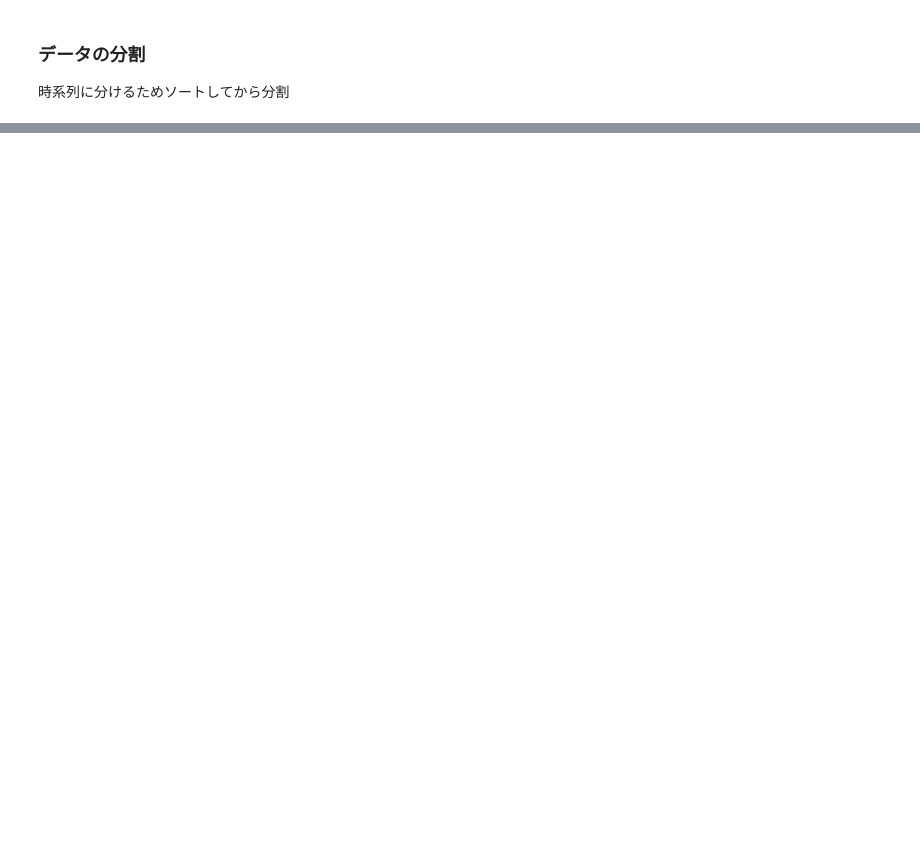
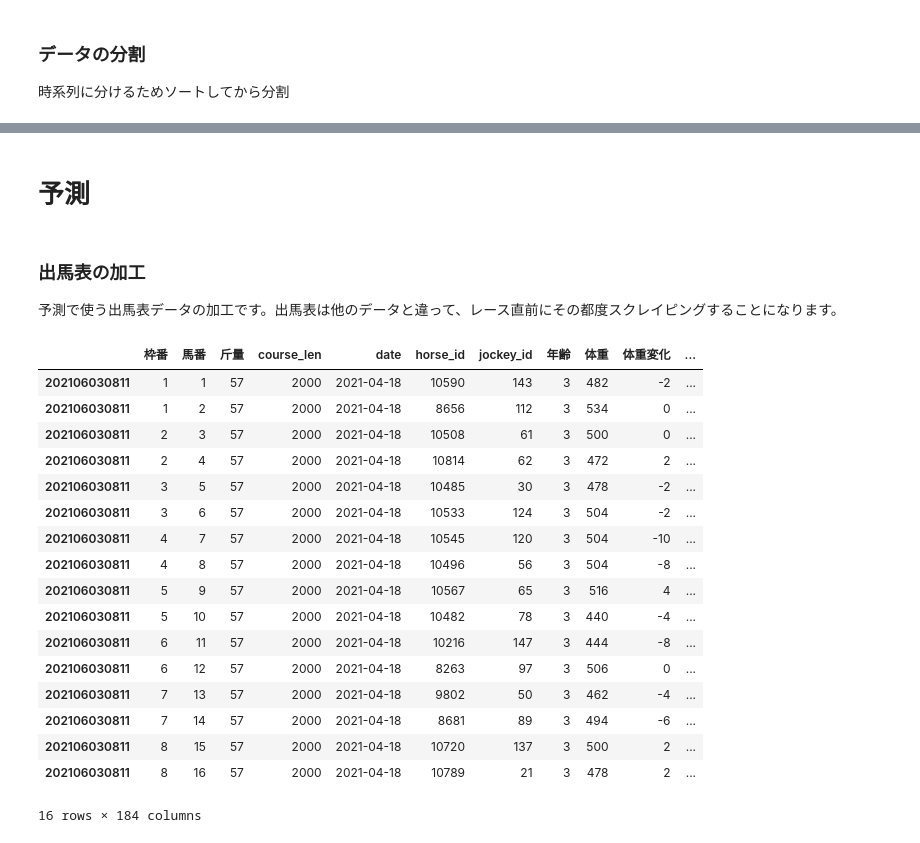
Before and after one commit to aritanaoya/Titanic_Kaggle, a Jupyter notebook: keibaAI.ipynb, the cells around one changed output, grey strips where cells are left out. Drawn from its saved outputs; the diff is of its cells as text; code cells hidden in the pictures; blank space fills up the shorter version.

```diff
--- a/keibaAI.ipynb
+++ b/keibaAI.ipynb
@@ -751,0 +1079,2 @@ train, test = split_data(r.data_c)
+# %% [markdown]
+# 予測
@@ -751,0 +1100,47 @@ train, test = split_data(r.data_c)
+# %% [markdown]
+### 出馬表の加工
+
+予測で使う出馬表データの加工です。出馬表は他のデータと違って、レース直前にその都度スクレイピングすることになります。
+# %%
+#予測したいrace_idを指定してスクレイピング
+race_id_list = ['202106030811']
+st = ShutubaTable.scrape(race_id_list, '2021/04/18')
+#前処理
+st.preprocessing()
+
+#馬の過去成績データの追加。新馬はNaNが追加される
+st.merge_horse_results(hr)
+#5世代分の血統データの追加
+st.merge_peds(p.peds_e)
+
+#scrape peds at horse_id_list "no_peds"と表示された場合
+#peds_new = Peds.scrape(st.no_peds)
+#peds.to_pickle('peds_h.pickle') #pedsを更新する前にバックアップ
+#peds = update_data(peds, peds_new)
+#peds.to_pickle('peds.pickle')
+#p = Peds.read_pickle(['peds.pickle'])
+#p.encode()
+#st.merge_peds(p.peds_e)
+
+#カテゴリカルデータへ加工
+st.process_categorical(r.le_horse, r.le_jockey, r.data_pe)
+st.data_c
+# %% [output]
+|  | 枠番 | 馬番 | 斤量 | course_len | date | horse_id | jockey_id | 年齢 | 体重 | 体重変化 | ... |
+| 202106030811 | 1 | 1 | 57 | 2000 | 2021-04-18 | 10590 | 143 | 3 | 482 | -2 | ... |
+| 202106030811 | 1 | 2 | 57 | 2000 | 2021-04-18 | 8656 | 112 | 3 | 534 | 0 | ... |
+| 202106030811 | 2 | 3 | 57 | 2000 | 2021-04-18 | 10508 | 61 | 3 | 500 | 0 | ... |
+| 202106030811 | 2 | 4 | 57 | 2000 | 2021-04-18 | 10814 | 62 | 3 | 472 | 2 | ... |
+| 202106030811 | 3 | 5 | 57 | 2000 | 2021-04-18 | 10485 | 30 | 3 | 478 | -2 | ... |
+| 202106030811 | 3 | 6 | 57 | 2000 | 2021-04-18 | 10533 | 124 | 3 | 504 | -2 | ... |
+| 202106030811 | 4 | 7 | 57 | 2000 | 2021-04-18 | 10545 | 120 | 3 | 504 | -10 | ... |
+| 202106030811 | 4 | 8 | 57 | 2000 | 2021-04-18 | 10496 | 56 | 3 | 504 | -8 | ... |
+| 202106030811 | 5 | 9 | 57 | 2000 | 2021-04-18 | 10567 | 65 | 3 | 516 | 4 | ... |
+| 202106030811 | 5 | 10 | 57 | 2000 | 2021-04-18 | 10482 | 78 | 3 | 440 | -4 | ... |
+| 202106030811 | 6 | 11 | 57 | 2000 | 2021-04-18 | 10216 | 147 | 3 | 444 | -8 | ... |
+| 202106030811 | 6 | 12 | 57 | 2000 | 2021-04-18 | 8263 | 97 | 3 | 506 | 0 | ... |
+| 202106030811 | 7 | 13 | 57 | 2000 | 2021-04-18 | 9802 | 50 | 3 | 462 | -4 | ... |
+| 202106030811 | 7 | 14 | 57 | 2000 | 2021-04-18 | 8681 | 89 | 3 | 494 | -6 | ... |
+| 202106030811 | 8 | 15 | 57 | 2000 | 2021-04-18 | 10720 | 137 | 3 | 500 | 2 | ... |
+| 202106030811 | 8 | 16 | 57 | 2000 | 2021-04-18 | 10789 | 21 | 3 | 478 | 2 | ... |
+16 rows × 184 columns
```
Also changed, not shown: parts of 54 cells of this notebook.
